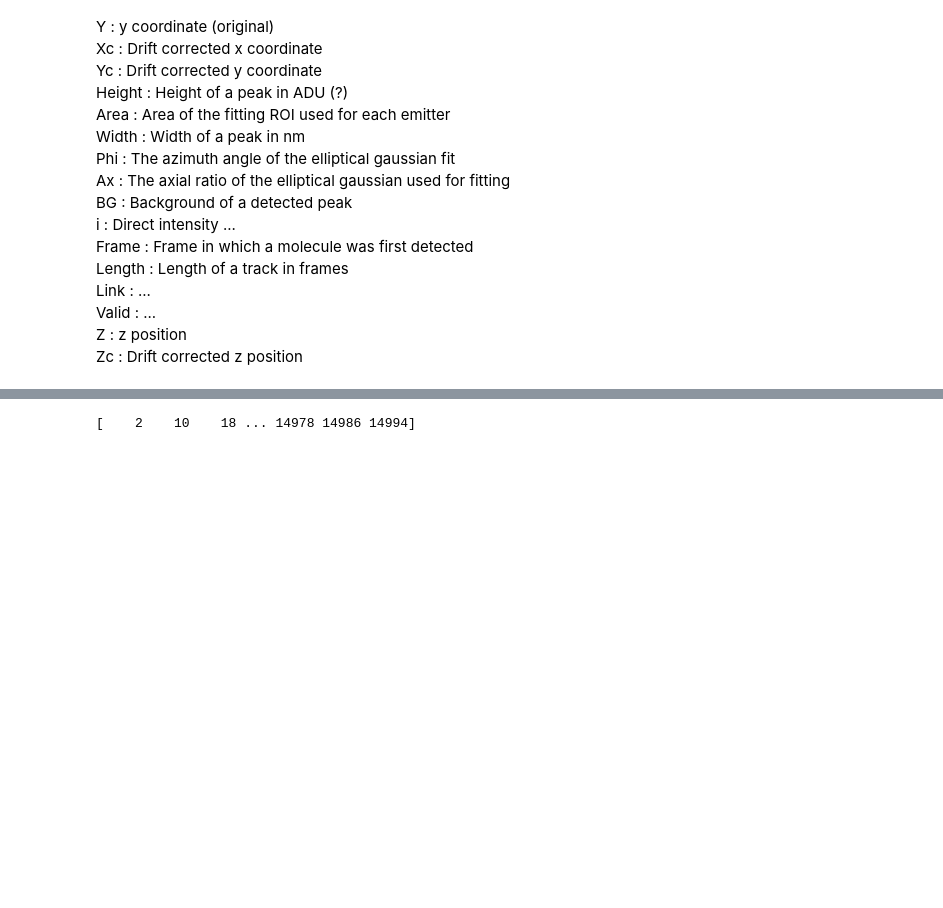
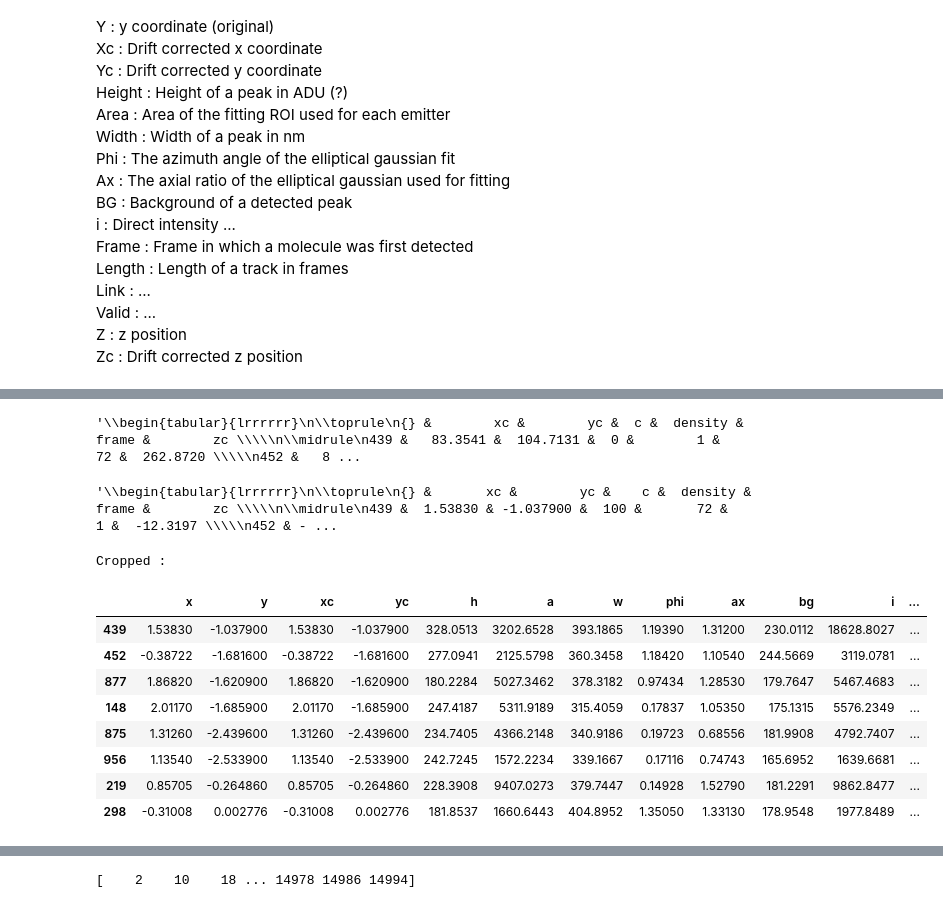
Before and after one commit to AdishDaniLab/storm-analysis, a Jupyter notebook: jupyter_notebooks_ad/calc_statistics.ipynb, the cells around one changed output, grey strips where cells are left out. Saved outputs shown, nothing was run; the diff lists cells and outputs as text; code cells hidden in the pictures; blank space fills up the shorter version.

```diff
--- a/jupyter_notebooks_ad/calc_statistics.ipynb
+++ b/jupyter_notebooks_ad/calc_statistics.ipynb
@@ -49,0 +62,22 @@ df[df['c']!=0|9].describe()
+# %%
+df1.iloc[[439,452,877,148,875,956,219,298]][['xc','yc','c','density','frame','zc']].to_latex()
+# %% [output]
+'\\begin{tabular}{lrrrrrr}\n\\toprule\n{} &        xc &        yc &  c &  density &  frame &        zc \\\\\n\\midrule\n439 &   83.3541 &  104.7131 &  0 &        1 &     72 &  262.8720 \\\\\n452 &   8 ...
+# %%
+df2.iloc[[439,452,877,148,875,956,219,298]][['xc','yc','c','density','frame','zc']].to_latex()
+# %% [output]
+'\\begin{tabular}{lrrrrrr}\n\\toprule\n{} &       xc &        yc &    c &  density &  frame &        zc \\\\\n\\midrule\n439 &  1.53830 & -1.037900 &  100 &       72 &      1 &  -12.3197 \\\\\n452 & - ...
+# %%
+print('Cropped :')
+df2.iloc[[439,452,877,148,875,956,219,298]]
+# %% [output]
+Cropped :
+|  | x | y | xc | yc | h | a | w | phi | ax | bg | i | ... |
+| 439 | 1.53830 | -1.037900 | 1.53830 | -1.037900 | 328.0513 | 3202.6528 | 393.1865 | 1.19390 | 1.31200 | 230.0112 | 18628.8027 | ... |
+| 452 | -0.38722 | -1.681600 | -0.38722 | -1.681600 | 277.0941 | 2125.5798 | 360.3458 | 1.18420 | 1.10540 | 244.5669 | 3119.0781 | ... |
+| 877 | 1.86820 | -1.620900 | 1.86820 | -1.620900 | 180.2284 | 5027.3462 | 378.3182 | 0.97434 | 1.28530 | 179.7647 | 5467.4683 | ... |
+| 148 | 2.01170 | -1.685900 | 2.01170 | -1.685900 | 247.4187 | 5311.9189 | 315.4059 | 0.17837 | 1.05350 | 175.1315 | 5576.2349 | ... |
+| 875 | 1.31260 | -2.439600 | 1.31260 | -2.439600 | 234.7405 | 4366.2148 | 340.9186 | 0.19723 | 0.68556 | 181.9908 | 4792.7407 | ... |
+| 956 | 1.13540 | -2.533900 | 1.13540 | -2.533900 | 242.7245 | 1572.2234 | 339.1667 | 0.17116 | 0.74743 | 165.6952 | 1639.6681 | ... |
+| 219 | 0.85705 | -0.264860 | 0.85705 | -0.264860 | 228.3908 | 9407.0273 | 379.7447 | 0.14928 | 1.52790 | 181.2291 | 9862.8477 | ... |
+| 298 | -0.31008 | 0.002776 | -0.31008 | 0.002776 | 181.8537 | 1660.6443 | 404.8952 | 1.35050 | 1.33130 | 178.9548 | 1977.8489 | ... |
```
Also changed, not shown: parts of 8 cells of this notebook.
